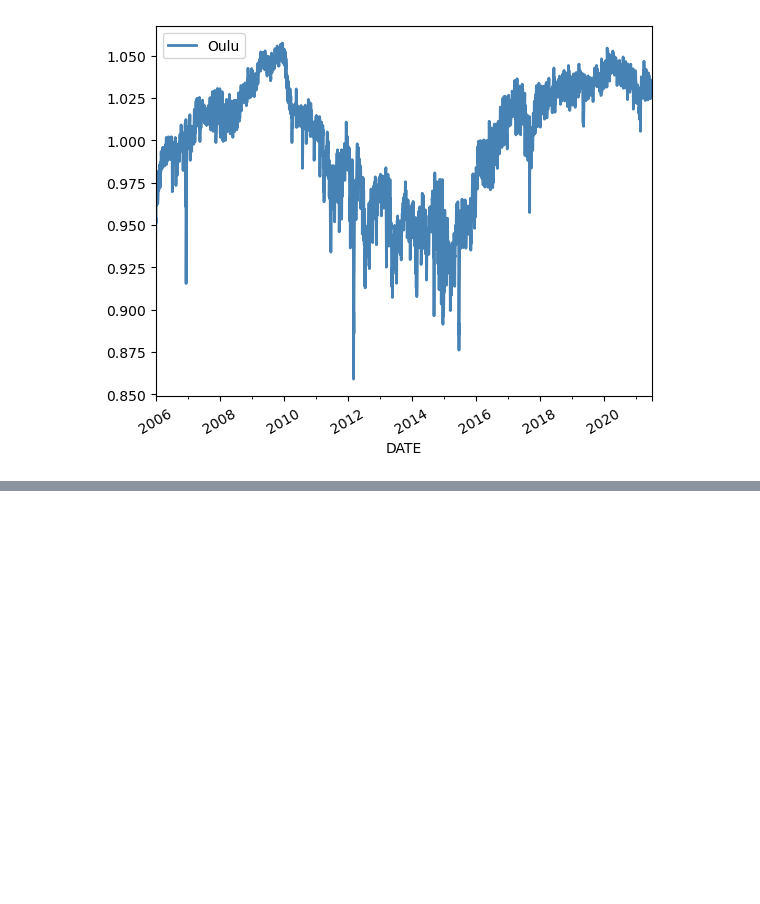
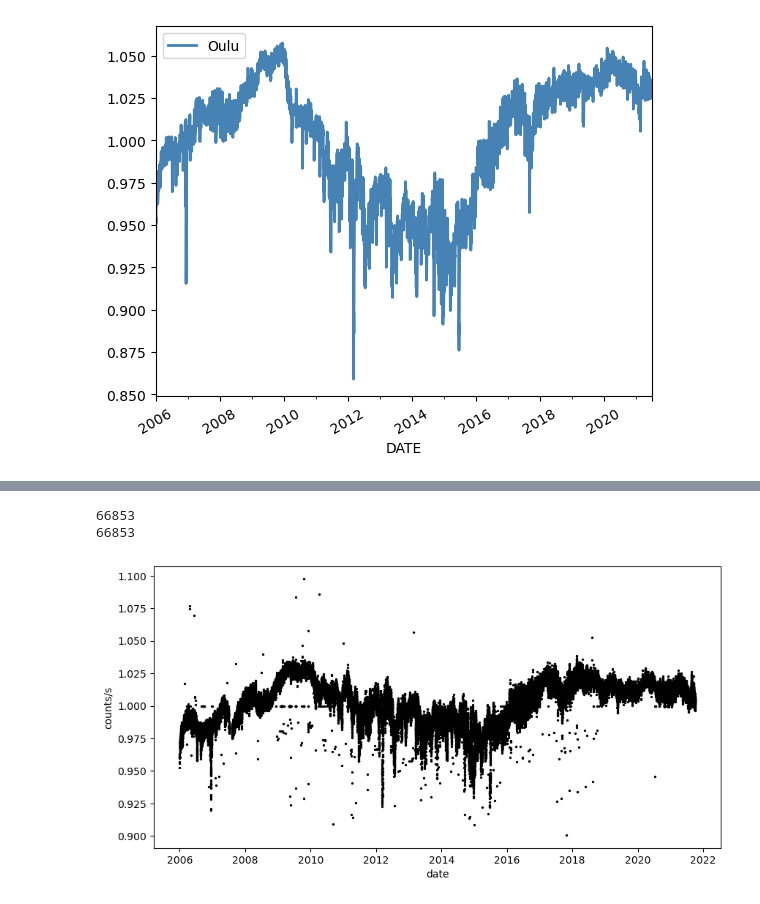
Before and after one commit to jennifergc/scaler_for_solar_analysis, a Jupyter notebook: 03_Neutron_Monitor_Comparison.ipynb, the cells around one changed output, grey strips where cells are left out. Drawn from its saved outputs; the diff is of its cells as text; code cells hidden in the pictures; blank space fills up the shorter version.

```diff
--- a/03_Neutron_Monitor_Comparison.ipynb
+++ b/03_Neutron_Monitor_Comparison.ipynb
@@ -302,0 +352,6 @@ cutfNM.plot(x='DATE',y='OULU',color='steelblue',rot=30,linewidth =2, label ="Oul
+# %%
+mexico = nmdb_clean('nm_data/mexico_NMDB.txt')
+# %% [output]
+66853
+66853
+[figure, added]
```
Also changed, not shown: parts of 29 cells of this notebook, 25 other files.
